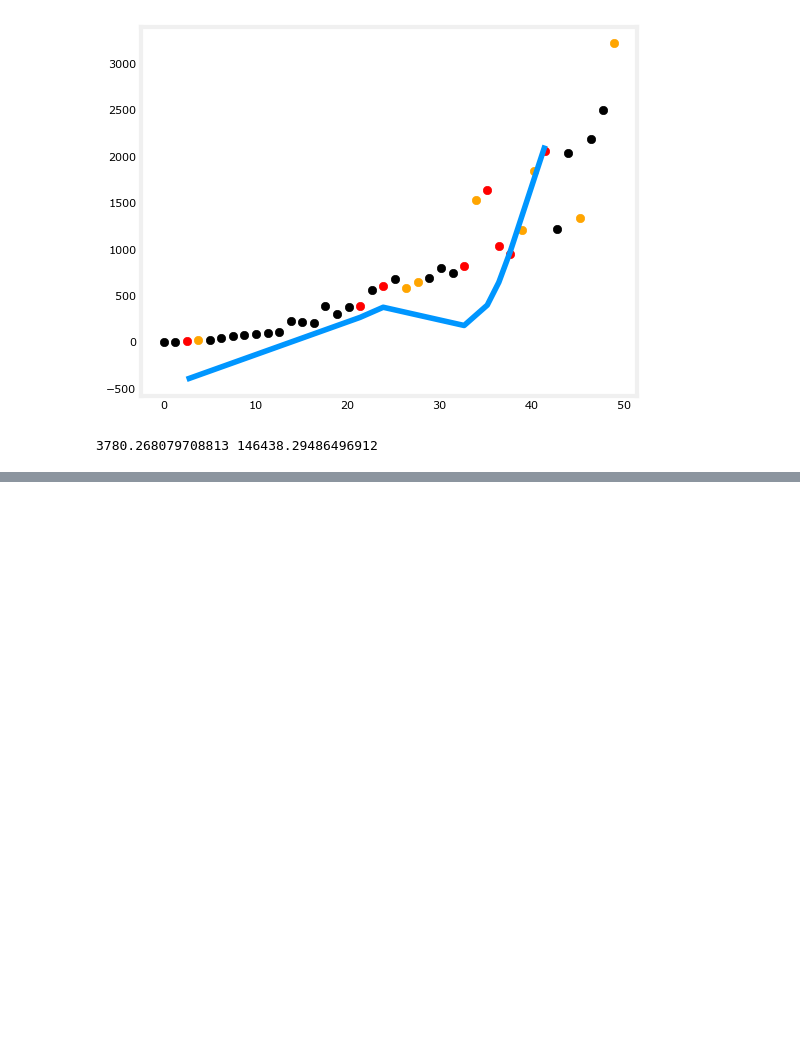
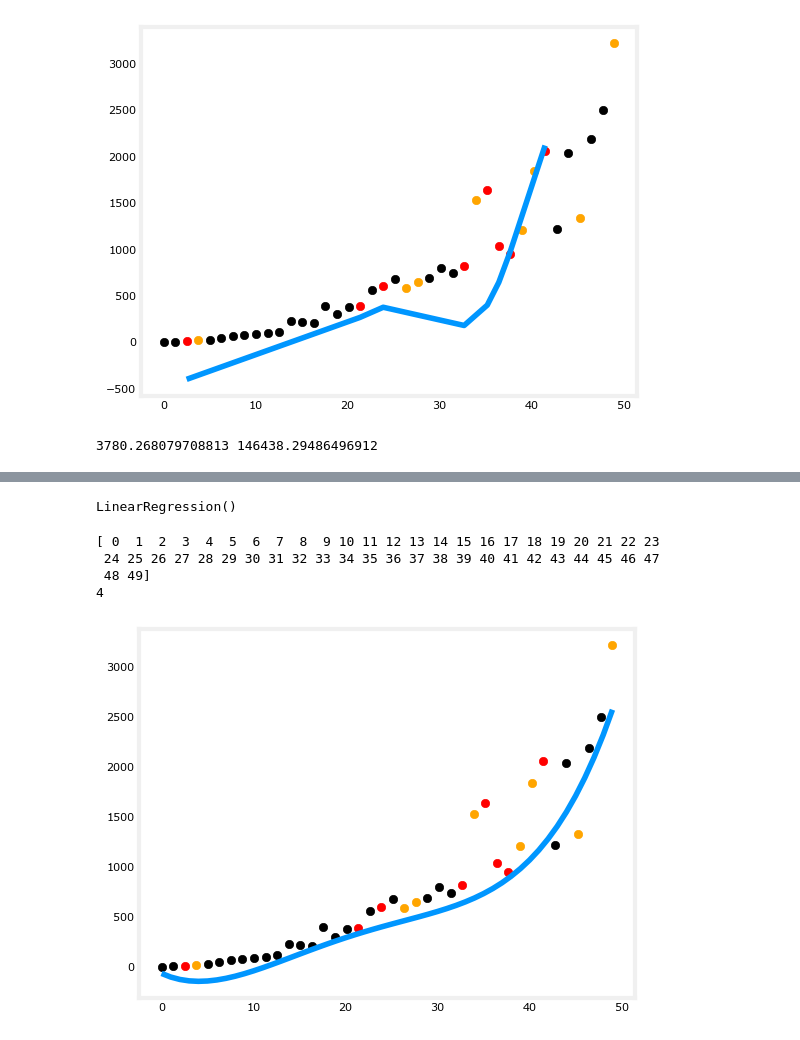
Before and after one commit to rachancheet/ml, a Jupyter notebook: neural_network/practise.ipynb, the cells around one changed output, grey strips where cells are left out. Cells and saved outputs as stored; diff of their text form; code cells hidden in the pictures; blank space fills up the shorter version.

```diff
--- a/neural_network/practise.ipynb
+++ b/neural_network/practise.ipynb
@@ -150,0 +150,25 @@ print(j_train ,  j_cv)
+# %%
+degree = 4
+pf = PolynomialFeatures(degree)
+std = StandardScaler()
+trans = lambda xyz:  std.fit_transform(pf.fit_transform(xyz.reshape(-1,1)))
+lr = LinearRegression()
+lr.fit(trans(X_train), y_train)
+# %% [output]
+LinearRegression()
+# %%
+# X_cv_sorted = (X_cv[X_cv.argsort()])
+arr = np.arange(0,50,1)
+print(arr)
+pl = lr.predict(trans(arr))
+plt.plot(arr,pl)
+plt.scatter(X_train,y_train,color = "black")
+plt.scatter(X_cv,y_cv,color="red")
+plt.scatter(X_test,y_test,color="orange")
+print(degree)
+# %% [output]
+[ 0  1  2  3  4  5  6  7  8  9 10 11 12 13 14 15 16 17 18 19 20 21 22 23
+ 24 25 26 27 28 29 30 31 32 33 34 35 36 37 38 39 40 41 42 43 44 45 46 47
+ 48 49]
+4
+[figure, added]
```
Also changed, not shown: parts of 1 cell of this notebook.
